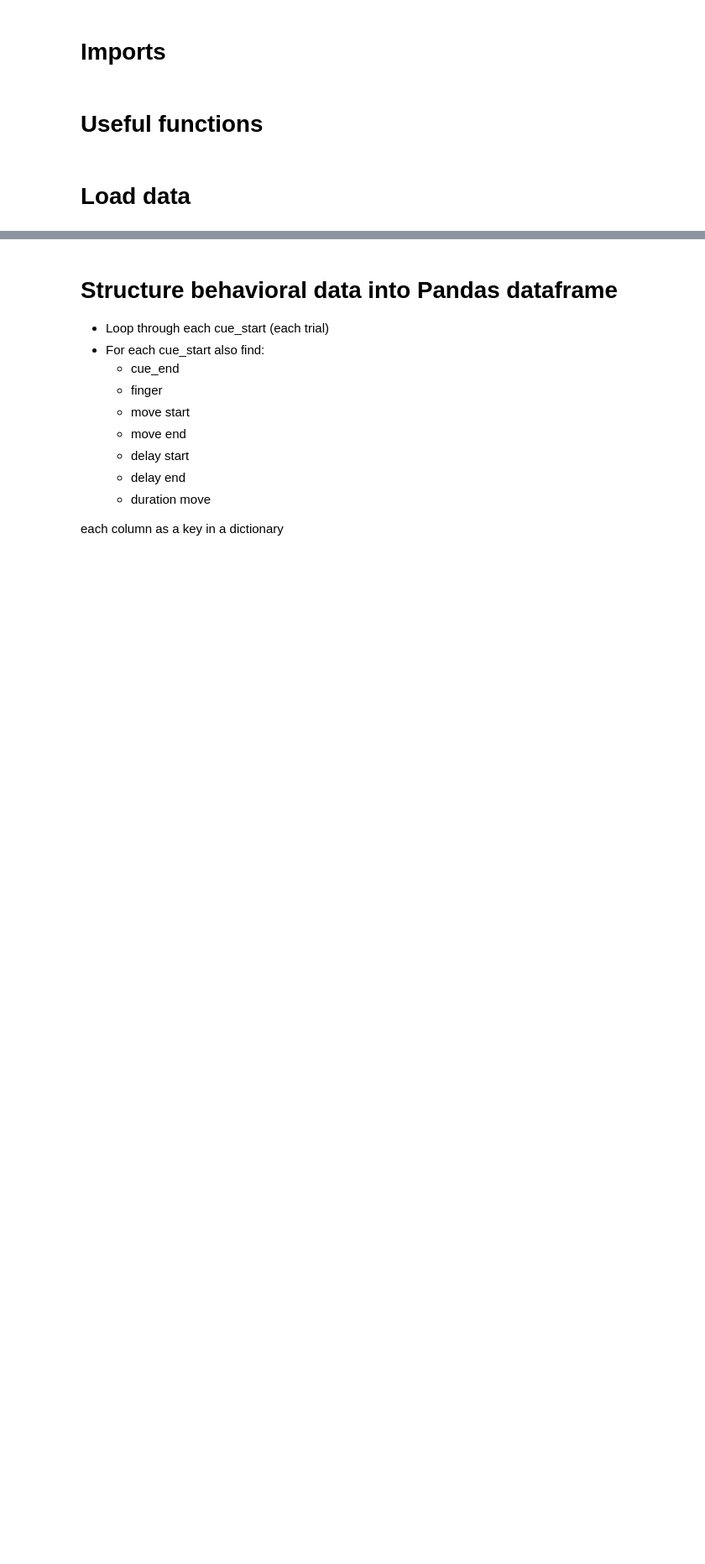
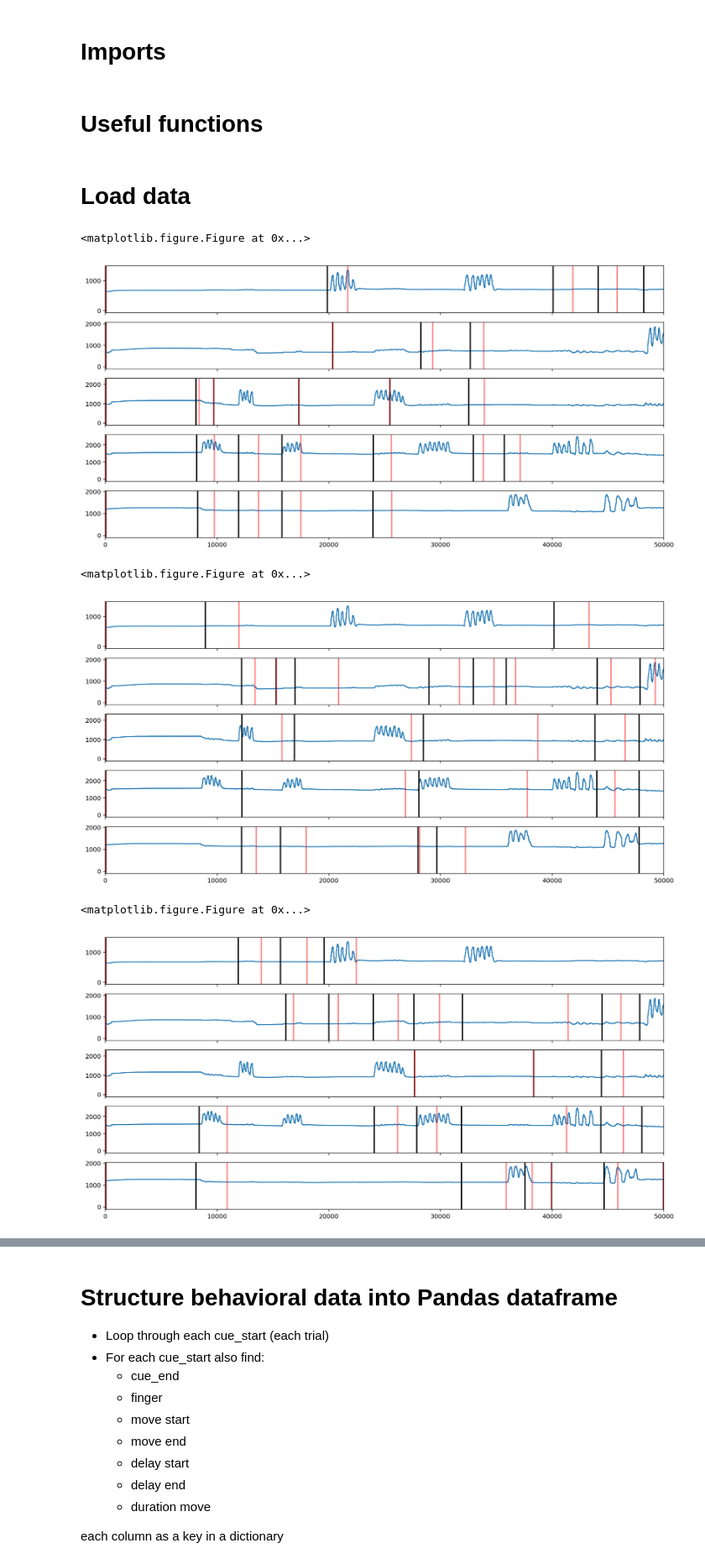
Before and after one commit to YimengYang/LabWork, a Jupyter notebook: 7_Compute behavior dataframe - All subjects.ipynb, the cells around one changed output, grey strips where cells are left out. Shown: that part at 84% size. Cells and saved outputs as stored; diff of their text form; code cells hidden in the pictures; blank space fills up the shorter version.

```diff
--- a/7_Compute behavior dataframe - All subjects.ipynb
+++ b/7_Compute behavior dataframe - All subjects.ipynb
@@ -104,3 +110,22 @@ for subjcode in all_subjects:
                 sub[k].axvline(x=cueS, ymin=0, ymax = 3000, linewidth=2, color='g')
                 sub[k].axvline(x=cueE, ymin=0, ymax = 3000, linewidth=2, color='y')
             plt.xlim(0,50000)
+# %%
+subj_name = 2
+data_dir = 'C:/data2/dg'
+subjects = glob.glob(data_dir+'/*')
+
+all_subjects = getAllSubjects(data_dir,subjects)
+all_cues_diff=loadCue(all_subjects,data_dir)
+all_subj_fingers=getMovementStartAndEnd(all_subjects,data_dir)
+all_cues=getAllCue(all_subjects,all_cues_diff)
+
+
+plotCueAndFinger(all_subjects,raw_finger,all_subj_fingers,all_cues)
+# %% [output]
+<matplotlib.figure.Figure at 0x...>
+[figure, added]
+<matplotlib.figure.Figure at 0x...>
+[figure, added]
+<matplotlib.figure.Figure at 0x...>
+[figure, added]
```
Also changed, not shown: parts of 6 cells of this notebook, 3 other files.
